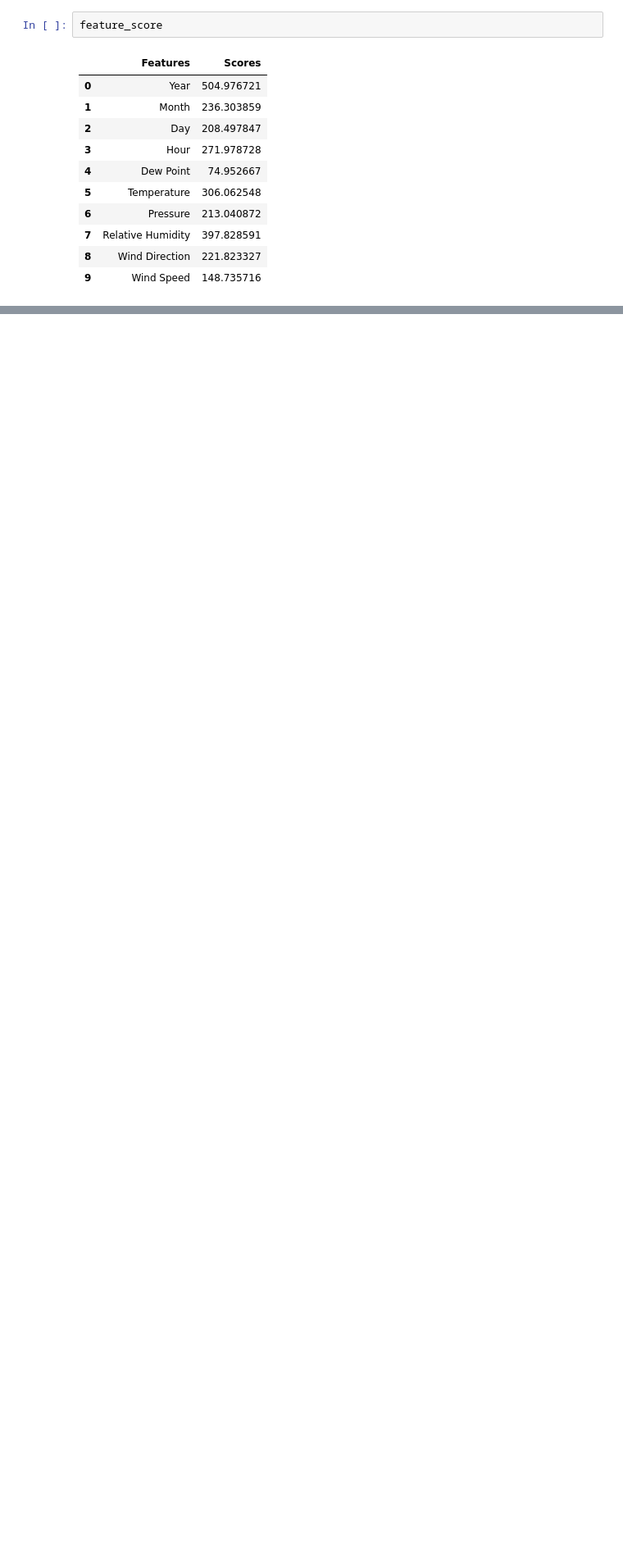
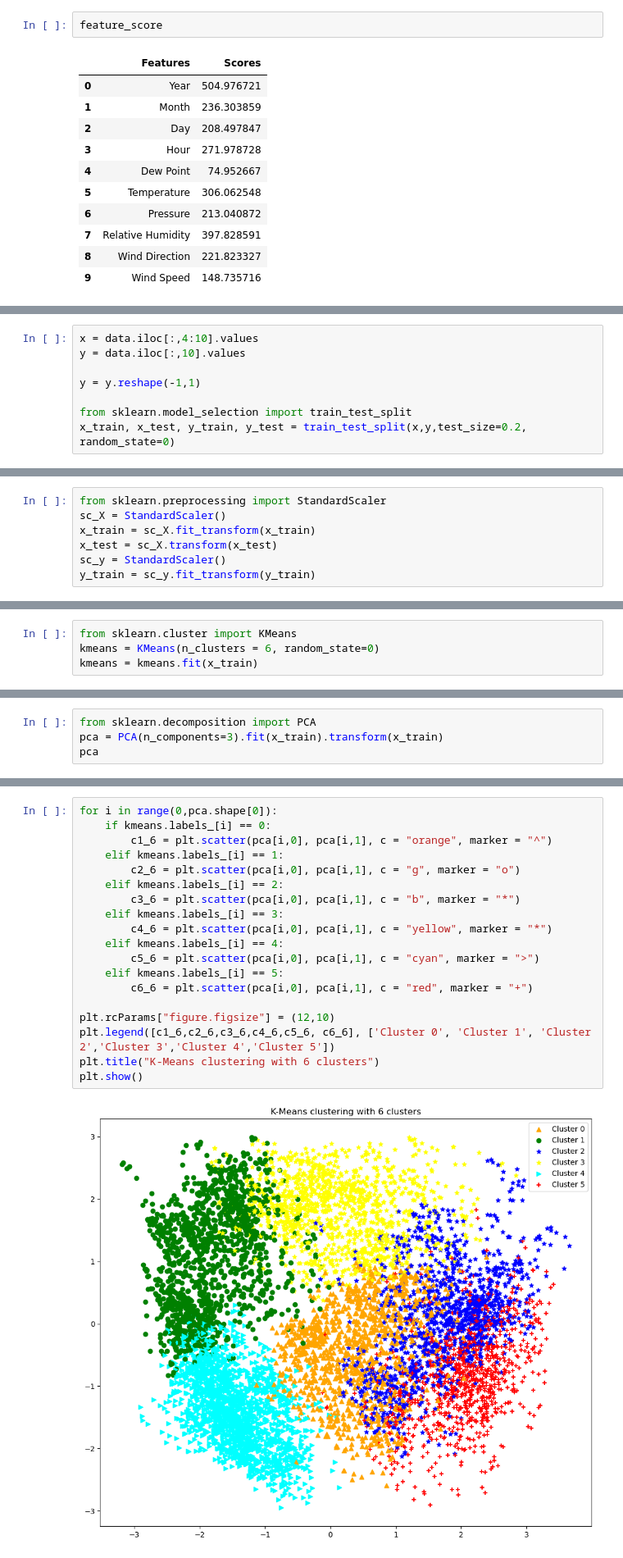
Before and after one commit to ArpitTripathi945/ML_Models_Scratch, a Jupyter notebook: feature_engineering.ipynb, the cells around one changed output, grey strips where cells are left out. Shown at 82% size. Cells and saved outputs as stored; diff of their text form; blank space fills up the shorter version.

```diff
--- a/feature_engineering.ipynb
+++ b/feature_engineering.ipynb
@@ -189,0 +241,8 @@ plt.show()
+# %%
+x = data.iloc[:,4:10].values
+y = data.iloc[:,10].values
+
+y = y.reshape(-1,1)
+
+from sklearn.model_selection import train_test_split
+x_train, x_test, y_train, y_test = train_test_split(x,y,test_size=0.2, random_state=0)
@@ -189,0 +277,7 @@ plt.show()
+# %%
+from sklearn.preprocessing import StandardScaler
+sc_X = StandardScaler()
+x_train = sc_X.fit_transform(x_train)
+x_test = sc_X.transform(x_test)
+sc_y = StandardScaler()
+y_train = sc_y.fit_transform(y_train)
@@ -189,0 +304,4 @@ plt.show()
+# %%
+from sklearn.cluster import KMeans
+kmeans = KMeans(n_clusters = 6, random_state=0)
+kmeans = kmeans.fit(x_train)
@@ -189,0 +326,4 @@ plt.show()
+# %%
+from sklearn.decomposition import PCA
+pca = PCA(n_components=3).fit(x_train).transform(x_train)
+pca
@@ -189,0 +356,21 @@ plt.show()
+# %%
+for i in range(0,pca.shape[0]):
+    if kmeans.labels_[i] == 0:
+        c1_6 = plt.scatter(pca[i,0], pca[i,1], c = "orange", marker = "^")
+    elif kmeans.labels_[i] == 1:
+        c2_6 = plt.scatter(pca[i,0], pca[i,1], c = "g", marker = "o")
+    elif kmeans.labels_[i] == 2:
+        c3_6 = plt.scatter(pca[i,0], pca[i,1], c = "b", marker = "*")
+    elif kmeans.labels_[i] == 3:
+        c4_6 = plt.scatter(pca[i,0], pca[i,1], c = "yellow", marker = "*")
+    elif kmeans.labels_[i] == 4:
+        c5_6 = plt.scatter(pca[i,0], pca[i,1], c = "cyan", marker = ">")
+    elif kmeans.labels_[i] == 5:
+        c6_6 = plt.scatter(pca[i,0], pca[i,1], c = "red", marker = "+")
+
+plt.rcParams["figure.figsize"] = (12,10)
+plt.legend([c1_6,c2_6,c3_6,c4_6,c5_6, c6_6], ['Cluster 0', 'Cluster 1', 'Cluster 2','Cluster 3','Cluster 4','Cluster 5'])
+plt.title("K-Means clustering with 6 clusters")
+plt.show()
+# %% [output]
+[figure, added]
```
Also changed, not shown: parts of 18 cells of this notebook.
